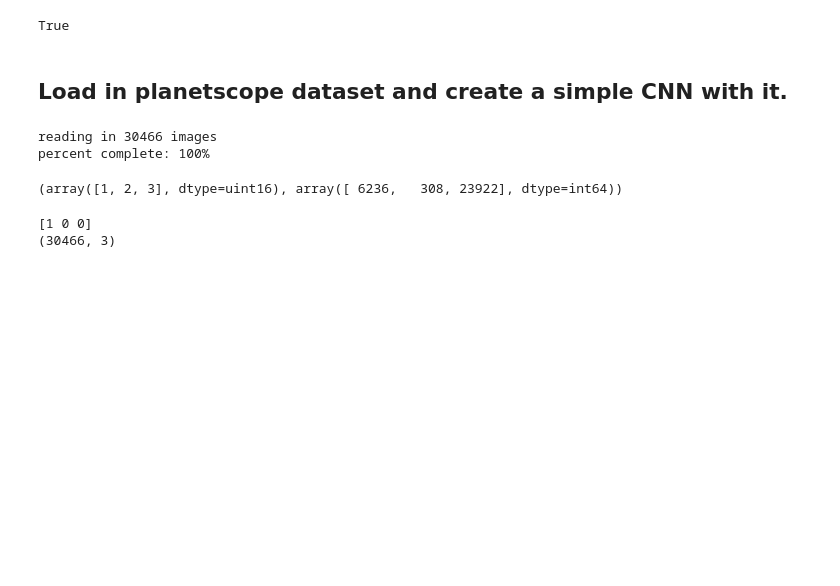
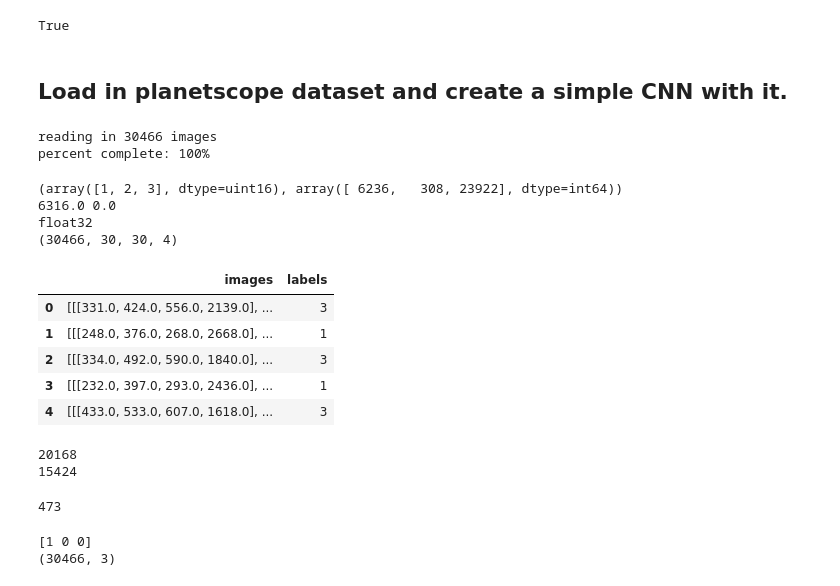
Before and after one commit to tylerjmwhit/Canopy_Damage_segmentation, a Jupyter notebook: dataset_classification.ipynb, the cells around one changed output. Drawn from its saved outputs; the diff is of its cells as text; code cells hidden in the pictures; blank space fills up the shorter version.

```diff
--- a/dataset_classification.ipynb
+++ b/dataset_classification.ipynb
@@ -21,6 +28,30 @@ planetscope_images_tif, planetscope_labels_tif = hp.dataset_reader('planetscope_
 reading in 30466 images
 percent complete: 100%
 # %%
-np.unique(planetscope_labels_tif, axis=0, return_counts=True)
+print(np.unique(planetscope_labels_tif, axis=0, return_counts=True))
+print(planetscope_images_tif.max(),planetscope_images_tif.min())
+print(planetscope_images_tif.dtype)
+print(planetscope_images_tif.shape)
 # %% [output]
 (array([1, 2, 3], dtype=uint16), array([ 6236,   308, 23922], dtype=int64))
+6316.0 0.0
+float32
+(30466, 30, 30, 4)
+# %%
+train_images, test_images, train_labels, test_labels = train_test_split(planetscope_images_tif, planetscope_labels_tif, test_size=.2, shuffle=True)
+# %%
+df_dict = {"images": [], "labels": []}
+
+for i in range(len(train_images)):
+    df_dict["images"].append(train_images[i])
+    df_dict["labels"].append(train_labels[i])
+
+df = pd.DataFrame(data=df_dict)
+df.head()
+# %% [output]
+|  | images | labels |
+| 0 | [[[331.0, 424.0, 556.0, 2139.0], ... | 3 |
+| 1 | [[[248.0, 376.0, 268.0, 2668.0], ... | 1 |
+| 2 | [[[334.0, 492.0, 590.0, 1840.0], ... | 3 |
+| 3 | [[[232.0, 397.0, 293.0, 2436.0], ... | 1 |
+| 4 | [[[433.0, 533.0, 607.0, 1618.0], ... | 3 |
@@ -27,3 +80,13 @@ np.unique(planetscope_labels_tif, axis=0, return_counts=True)
+# %%
+print(len(l1_df_aug))
+print(len(l2_df_aug))
+# %% [output]
+20168
+15424
+# %%
+gc.collect()
+# %% [output]
+473
 # %%
 # Encode planetscope data
 enc = OneHotEncoder(handle_unknown='ignore')
```
Also changed, not shown: parts of 8 cells of this notebook, 2 other files.
